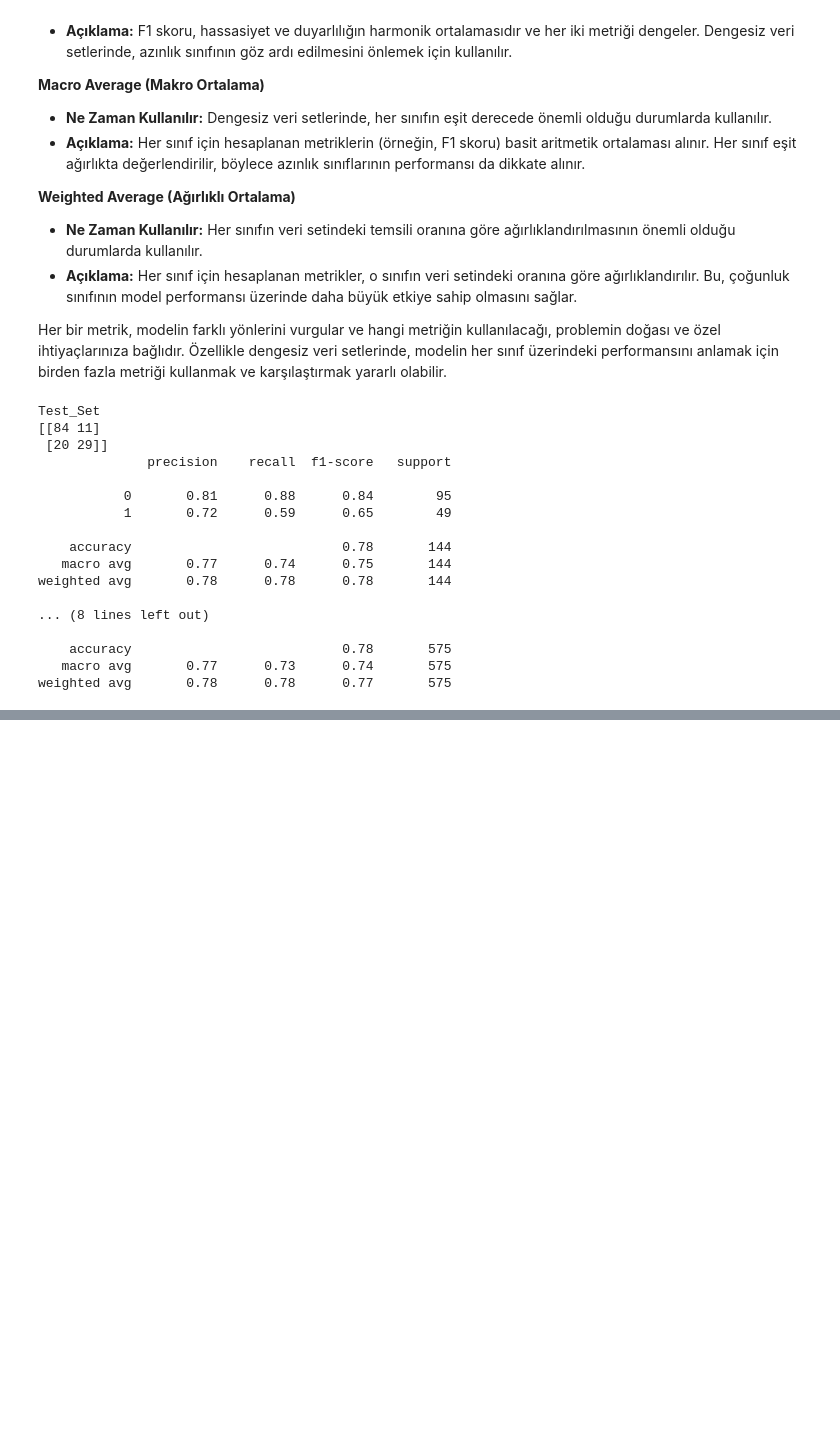
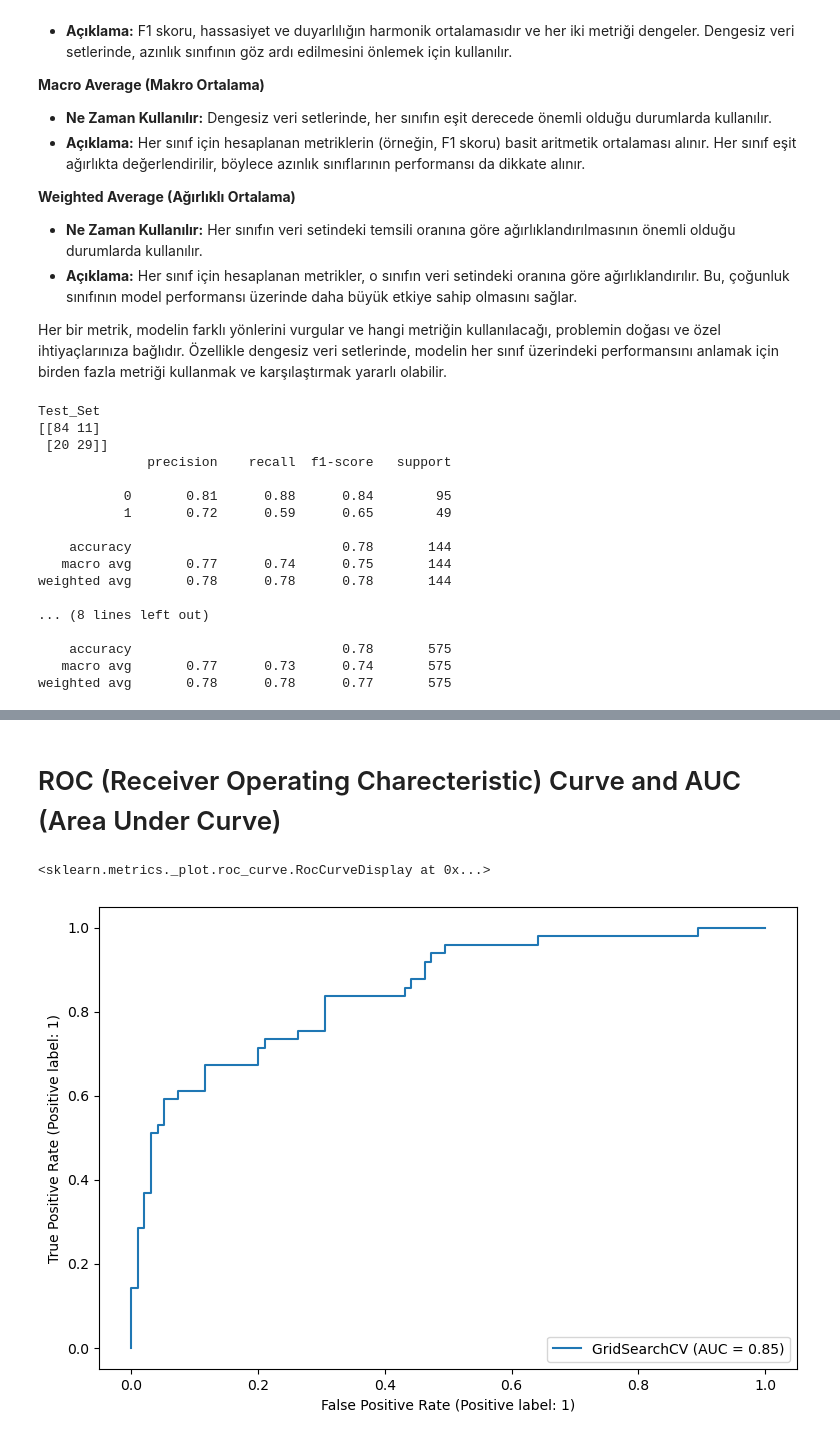
Before and after one commit to ssamiyavuzz/Machine-Learning-Notebooks, a Jupyter notebook: Logistic_Regression_Diabetes.ipynb, the cells around one changed output, grey strips where cells are left out. Drawn from its saved outputs; the diff is of its cells as text; code cells hidden in the pictures; blank space fills up the shorter version.

```diff
--- a/Logistic_Regression_Diabetes.ipynb
+++ b/Logistic_Regression_Diabetes.ipynb
@@ -463,0 +464,2 @@ Bunun yanı sıra, dengesiz veri setlerinde model performansını değerlendirir
+# %% [markdown]
+# ROC (Receiver Operating Charecteristic) Curve and AUC (Area Under Curve)
@@ -463,0 +468,5 @@ Bunun yanı sıra, dengesiz veri setlerinde model performansını değerlendirir
+# %%
+RocCurveDisplay.from_estimator(grid_model, X_test_scaled, y_test)
+# %% [output]
+<sklearn.metrics._plot.roc_curve.RocCurveDisplay at 0x...>
+[figure, added]
```
Also changed, not shown: parts of 32 cells of this notebook.
